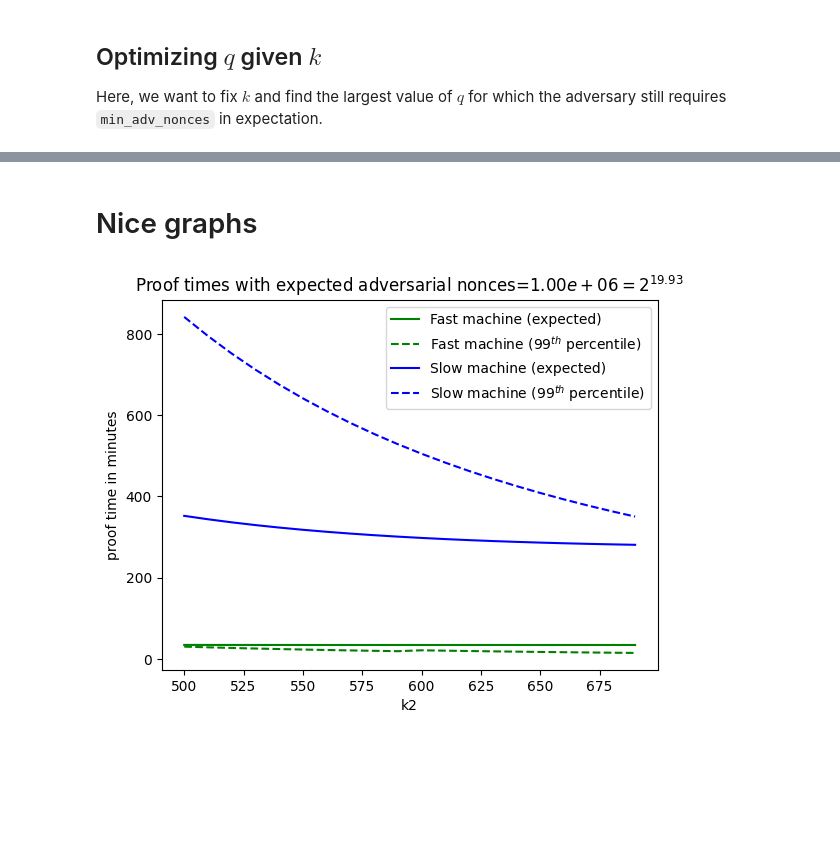
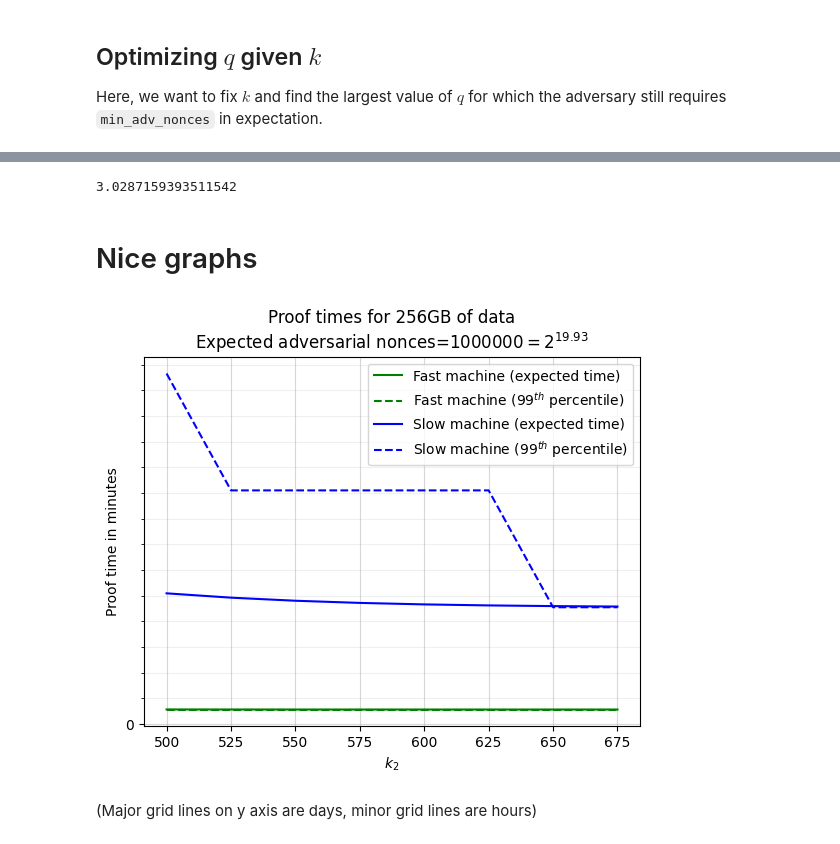
Before and after one commit to spacemeshos/notebooks, a Jupyter notebook: post-proof-params.ipynb, the cells around one changed output, grey strips where cells are left out. Drawn from its saved outputs; the diff is of its cells as text; code cells hidden in the pictures; blank space fills up the shorter version.

Commit message:
Bugfixes, nicer graphs

```diff
--- a/post-proof-params.ipynb
+++ b/post-proof-params.ipynb
@@ -15,15 +15,14 @@ def dm(str):
 ## Global Parameters
 
 n = 2**34 # Total number of labels
-
-#honest_nonces = 3 # Maximum number of honest nonces
 
 honest_opt_error = 2**(-10) # Honest users should fail with at most this probability with {honest_nonces} nonces.
 honest_min_error = 2**(-20) # We also compute the number of nonces to achieve this error.
 
 ### Hashing-related
 label_len = 16 # Label size in bytes (actually a label-block --- that is, the number of bytes of input for a single hash function invocation)
-nonces_per_hash = 128/34 # Number of nonces per hash invocation (example here is for 34-bit threshold and AES-128).
+nonces_per_hash = 128/log(n,2) # Number of nonces per hash invocation (example here is for 34-bit threshold and AES-128).
+#nonces_per_hash = 2
 
 ## Node-specific parameters
 
@@ -163,17 +162,22 @@ def expected_total_passes(parallel_nonces, q):
 # Number of passes that succeed with probability `percentile`
 def percentile_total_passes(parallel_nonces, q, percentile):
     q1 = 1-(1-q)**parallel_nonces # Probability of success in a single pass.
-    return log(1-percentile)/log(1-q1)
+    return ceil(log(1-percentile)/log(1-q1))
 
 def expected_total_time_per_label(hash_labels_per_sec, read_labels_per_sec, parallel_nonces, q):
     return expected_total_passes(parallel_nonces, q) / labels_per_sec(hash_labels_per_sec, read_labels_per_sec, parallel_nonces)
 
+
+def percentile_total_time_per_label(hash_labels_per_sec, read_labels_per_sec, parallel_nonces, q, percentile):
+    return percentile_total_passes(parallel_nonces, q, percentile) / labels_per_sec(hash_labels_per_sec, read_labels_per_sec, parallel_nonces)
+
+
 def find_parallel_nonces(hash_labels_per_sec, read_labels_per_sec, q):
     def exp_time(parallel_nonces):
-        return expected_total_time_per_label(hash_labels_per_sec, read_labels_per_sec, ceil(parallel_nonces), q)
+        return expected_total_time_per_label(hash_labels_per_sec, read_labels_per_sec, ceil(parallel_nonces), q)+1/(parallel_nonces*2**40)
 
     break_even = break_even_nonces(hash_labels_per_sec, read_labels_per_sec)
-    res = optimize.minimize_scalar(exp_time, bounds=(0, 2*ceil(break_even)), method='bounded', options={'xatol': 0.5, 'maxiter': 2000})
+    res = optimize.minimize_scalar(exp_time, bounds=(0, 5*ceil(break_even)), method='bounded', options={'xatol': 0.5, 'maxiter': 2000})
     return ceil(res.x)
 
 def display_optimized_nonces(hash_labels_per_sec, read_labels_per_sec, q, n):
@@ -272,7 +276,7 @@ def find_p_given_k(k: int, n1: int, c1: float, min_log_adv_nonces: int):
     return res.x / n
 
 
-k=100
+k=647
 p = find_p_given_k(k, n, c, log(adv_nonces,2))
 q = find_q_given_p(k, n, p)
 
@@ -304,3 +308,9 @@ For the adversary: $\Pr[Binom(0.80\cdot n, p=75.25/n) \ge 100] = 0.00 = 2^{ -19.
+# %%
+q1 = 1-(1-q)**3
+q, q1, percentile_total_passes(3, q,.99), expected_total_passes(3, q)
+log(1-0.99)/log(1-q)
+# %% [output]
+3.0287159393511542
 # %% [markdown]
 # Nice graphs
 # %%
@@ -309,37 +319,48 @@ import matplotlib.pyplot as plt
 # %%
 def time_per_pass(hash_labels_per_sec, read_labels_per_sec, q):
     parallel_nonces = find_parallel_nonces(hash_labels_per_sec, read_labels_per_sec, q)
-    mb_per_sec = read_labels_per_sec * label_len / 2**20
     expected_time_per_label = expected_total_time_per_label(hash_labels_per_sec, read_labels_per_sec, parallel_nonces,q)
     time_per_pass = expected_time_per_label * n / 60
     return time_per_pass
 
 def percentile_time_per_pass(hash_labels_per_sec, read_labels_per_sec, q, percentile):
     parallel_nonces = find_parallel_nonces(hash_labels_per_sec, read_labels_per_sec, q)
-    mb_per_sec = read_labels_per_sec * label_len / 2**20
-    passes = percentile_total_passes(parallel_nonces, q, percentile)
-    percentile_time_per_label =  passes / labels_per_sec(hash_labels_per_sec, read_labels_per_sec, parallel_nonces)
+    percentile_time_per_label =  percentile_total_time_per_label(hash_labels_per_sec, read_labels_per_sec, parallel_nonces, q, percentile)
     time_per_pass = percentile_time_per_label * n / 60
     return time_per_pass
 
 
+from_k,to_k,step_k = 500, 700, 25
 
-k_arr = np.arange(500, 700, 10)
+k_arr = np.arange(from_k, to_k, step_k)
 p_vals = { k: find_p_given_k(k, n, c, log(adv_nonces,2)) for k in k_arr }
 q_vals = { k: find_q_given_p(k, n, p_vals[k]) for k in k_arr }
 
 
 
-plt.plot(k_arr, [time_per_pass(hash_labels_per_sec,read_labels_per_sec_fast, q_vals[k]) for k in k_arr], 'g-', label="Fast machine (expected)")
-plt.plot(k_arr, [percentile_time_per_pass(hash_labels_per_sec,read_labels_per_sec_fast, q_vals[k],0.99) for k in k_arr], 'g--', label="Fast machine ($99^{th}$ percentile)")
-plt.plot(k_arr, [time_per_pass(hash_labels_per_sec_slow,read_labels_per_sec_slow, q_vals[k]) for k in k_arr], 'b-', label="Slow machine (expected)")
-plt.plot(k_arr, [percentile_time_per_pass(hash_labels_per_sec_slow,read_labels_per_sec_slow, q_vals[k],0.99) for k in k_arr], 'b--', label="Slow machine ($99^{th}$ percentile)")
+fig, ax = plt.subplots()
 
-plt.title(rf"Proof times with expected adversarial nonces=${adv_nonces:.2e}=2^{{ {log(adv_nonces,2):.2f} }}$")
-plt.xlabel('k2')
-plt.ylabel('proof time in minutes')
+ax.plot(k_arr, [time_per_pass(hash_labels_per_sec,read_labels_per_sec_fast, q_vals[k]) for k in k_arr], 'g-', label="Fast machine (expected time)")
+ax.plot(k_arr, [percentile_time_per_pass(hash_labels_per_sec,read_labels_per_sec_fast, q_vals[k],0.99) for k in k_arr], 'g--', label="Fast machine ($99^{th}$ percentile)")
+ax.plot(k_arr, [time_per_pass(hash_labels_per_sec_slow,read_labels_per_sec_slow, q_vals[k]) for k in k_arr], 'b-', label="Slow machine (expected time)")
+ax.plot(k_arr, [percentile_time_per_pass(hash_labels_per_sec_slow,read_labels_per_sec_slow, q_vals[k],0.99) for k in k_arr], 'b--', label="Slow machine ($99^{th}$ percentile)")
+
+
+
+ax.set_xticks(k_arr, minor=True)
+ymin,ymax = ax.get_ylim()
+ax.set_yticks(np.arange(0, ymax, 60*24))
+ax.set_yticks(np.arange(0, ymax, 60), minor=True)
+ax.grid(axis='both', which='major', alpha=0.5)
+ax.grid(axis='both', which='minor', alpha=0.2)
+
+plt.title(rf"Proof times for {n*label_len/2**30:.0f}GB of data" + "\n" + rf"Expected adversarial nonces=${adv_nonces:.0f}=2^{{ {log(adv_nonces,2):.2f} }}$")
+plt.xlabel('$k_2$')
+plt.ylabel('Proof time in minutes')
 plt.legend(loc="upper right")
 
 plt.show()
+dm("(Major grid lines on y axis are days, minor grid lines are hours)")
 # %% [output]
-[figure, old version]
+[figure, new version]
+(Major grid lines on y axis are days, minor grid lines are hours)
```
Also changed, not shown: parts of 2 cells of this notebook.
